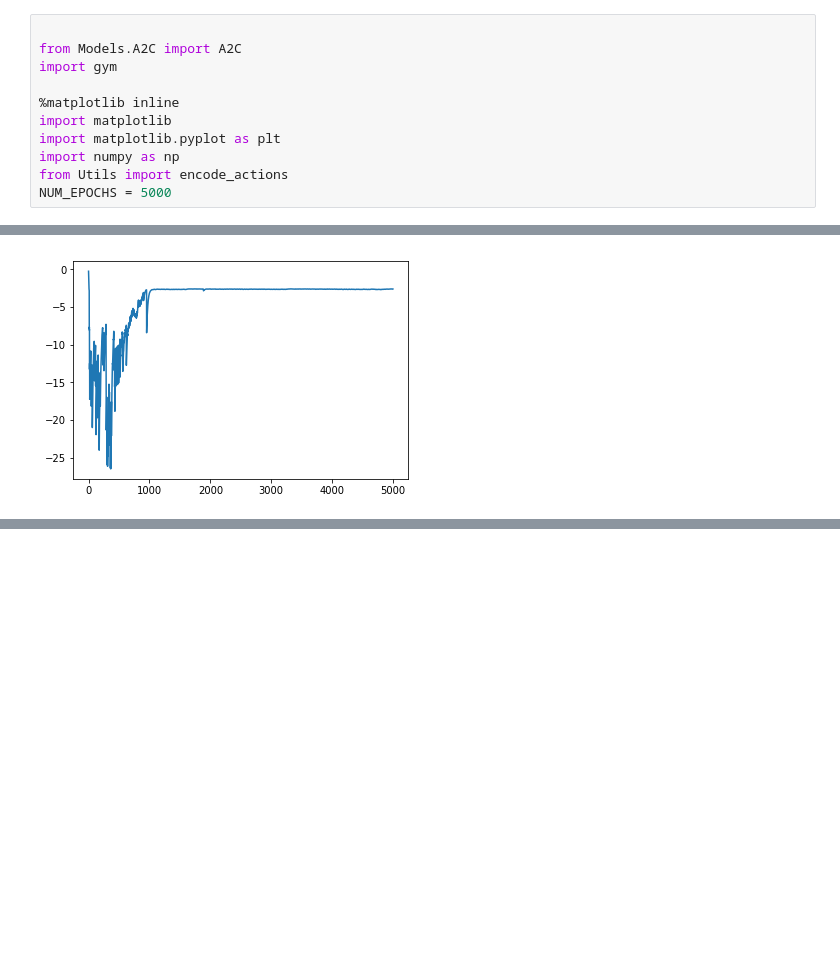
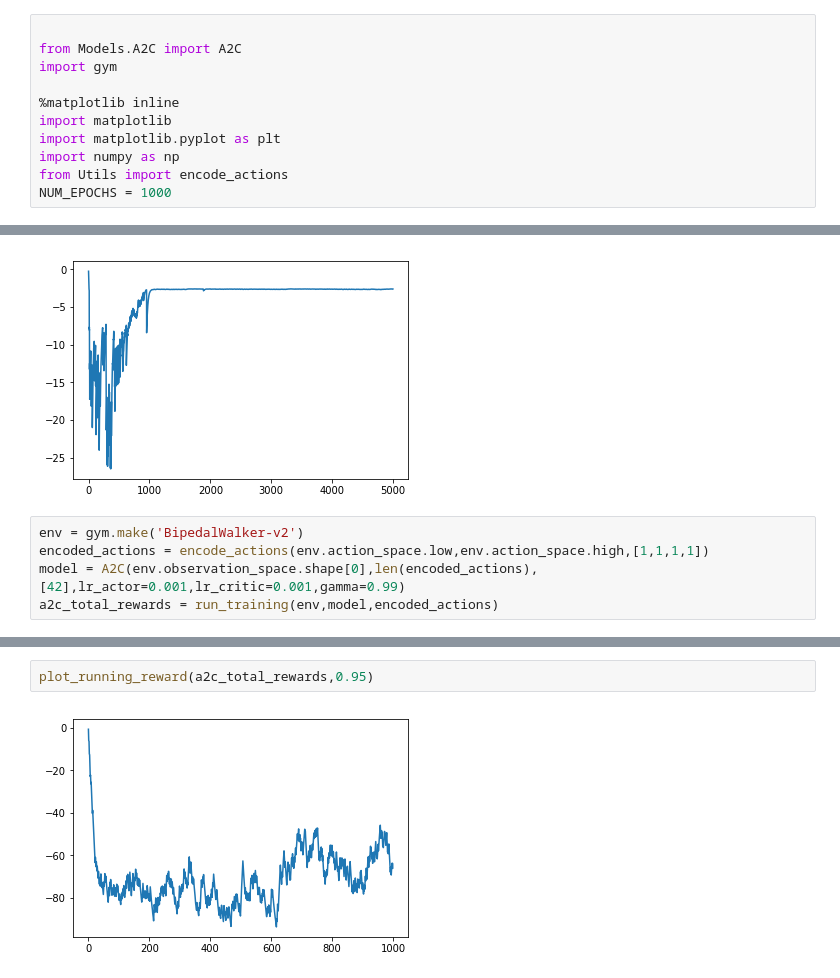
Before and after one commit to Besiat/ReinforcementLearning, a Jupyter notebook: Main.ipynb, the cells around one changed output, grey strips where cells are left out. Saved outputs shown, nothing was run; the diff lists cells and outputs as text; blank space fills up the shorter version.

Commit message:
Train function generalized

```diff
--- a/Main.ipynb
+++ b/Main.ipynb
@@ -15,4 +15,4 @@ import matplotlib
 import matplotlib.pyplot as plt
 import numpy as np
 from Utils import encode_actions
-NUM_EPOCHS = 5000
+NUM_EPOCHS = 1000
@@ -102,3 +100,8 @@ WARN: gym.spaces.Box autodetected dtype as <class 'numpy.float32'>. Please provi
 plot_running_reward(a2c_total_rewards,0.95)
 # %% [output]
 [figure]
+# %%
+env = gym.make('BipedalWalker-v2')
+encoded_actions = encode_actions(env.action_space.low,env.action_space.high,[1,1,1,1])
+model = A2C(env.observation_space.shape[0],len(encoded_actions),[42],lr_actor=0.001,lr_critic=0.001,gamma=0.99)
+a2c_total_rewards = run_training(env,model,encoded_actions)
@@ -104,0 +121,4 @@ plot_running_reward(a2c_total_rewards,0.95)
+# %%
+plot_running_reward(a2c_total_rewards,0.95)
+# %% [output]
+[figure, added]
```
Also changed, not shown: parts of 3 cells of this notebook, 4 other files.
